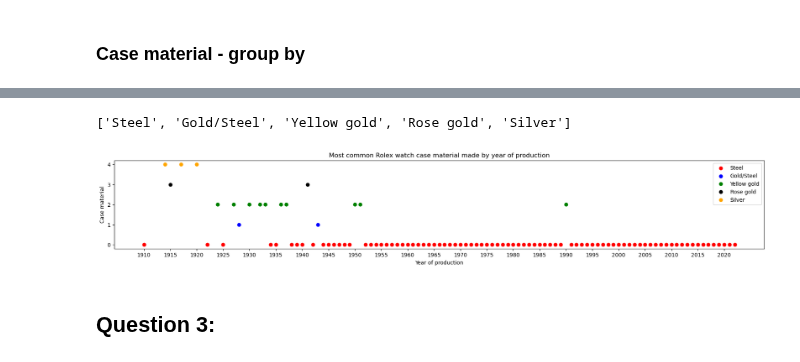
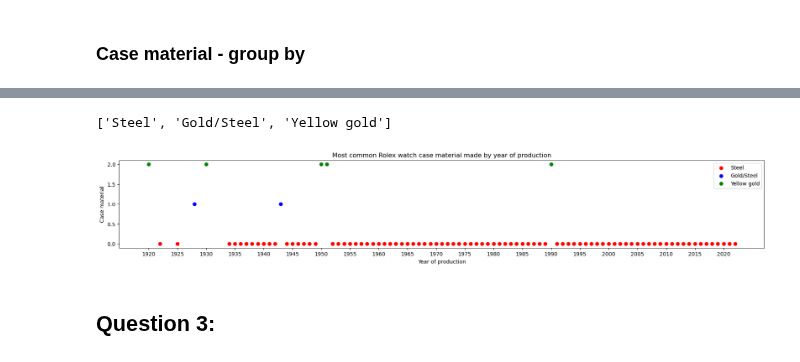
Before and after one commit to baonhat1802/Project-Programming-DS, a Jupyter notebook: Project/test.ipynb, the cells around one changed output, grey strips where cells are left out. Drawn from its saved outputs; the diff is of its cells as text; code cells hidden in the pictures.

```diff
--- a/Project/test.ipynb
+++ b/Project/test.ipynb
@@ -350,7 +366,7 @@ val_accs
 # %%
-t=rolex_df.copy()
+tt=rolex_df.copy()
 # %%
-tt=preprocess().transform(t)
+tt=preprocess().transform(tt)
 q2df=tt[['model', 'movement', 'case material', 'case diameter', 'year of production']]
 q2df.sort_values(by=['year of production'], ascending=False)
 # %% [output]
@@ -526,5 +558,5 @@ plt.show()
 # %%
-cmgb = tt2.groupby(
+cmgb = q2df.groupby(
     ['year of production', 'case material']).count()
 # %%
 cmgb=cmgb.reset_index()
@@ -592,23 +612,21 @@ plt.show()
 # %%
 a_material_list
 # %% [output]
-['Steel', 'Gold/Steel', 'Yellow gold', 'Rose gold', 'Silver']
+['Steel', 'Gold/Steel', 'Yellow gold']
 # %%
 ax = plt.subplots(figsize=(22, 3))
 scp1 = plt.scatter(res_cm_plot1['year of production'], res_cm_plot1['case material'], s=40, c='red', label='Steel')
 scp2 = plt.scatter(res_cm_plot2['year of production'], res_cm_plot2['case material'], s=40, c='blue', label='Gold/Steel')
 scp3 = plt.scatter(res_cm_plot3['year of production'], res_cm_plot3['case material'], s=40, c='green', label='Yellow gold')
-scp4 = plt.scatter(res_cm_plot4['year of production'], res_cm_plot4['case material'], s=40, c='black', label='Rose gold')
-scp5 = plt.scatter(res_cm_plot5['year of production'], res_cm_plot5['case material'], s=40, c='orange', label='Silver')
 
-plt.legend(handles=[scp1, scp2, scp3, scp4, scp5])
+plt.legend(handles=[scp1, scp2, scp3])
 plt.title('Most common Rolex watch case material made by year of production')
 plt.xlabel('Year of production')
 plt.ylabel('Case material')
 
-plt.xticks(np.arange(1910, 2022, 5))
+plt.xticks(np.arange(1920, 2022, 5))
 plt.show()
 # %% [output]
-[figure, old version]
+[figure, new version]
 # %% [markdown]
 ## Question 3:
```
Also changed, not shown: parts of 13 cells of this notebook.
